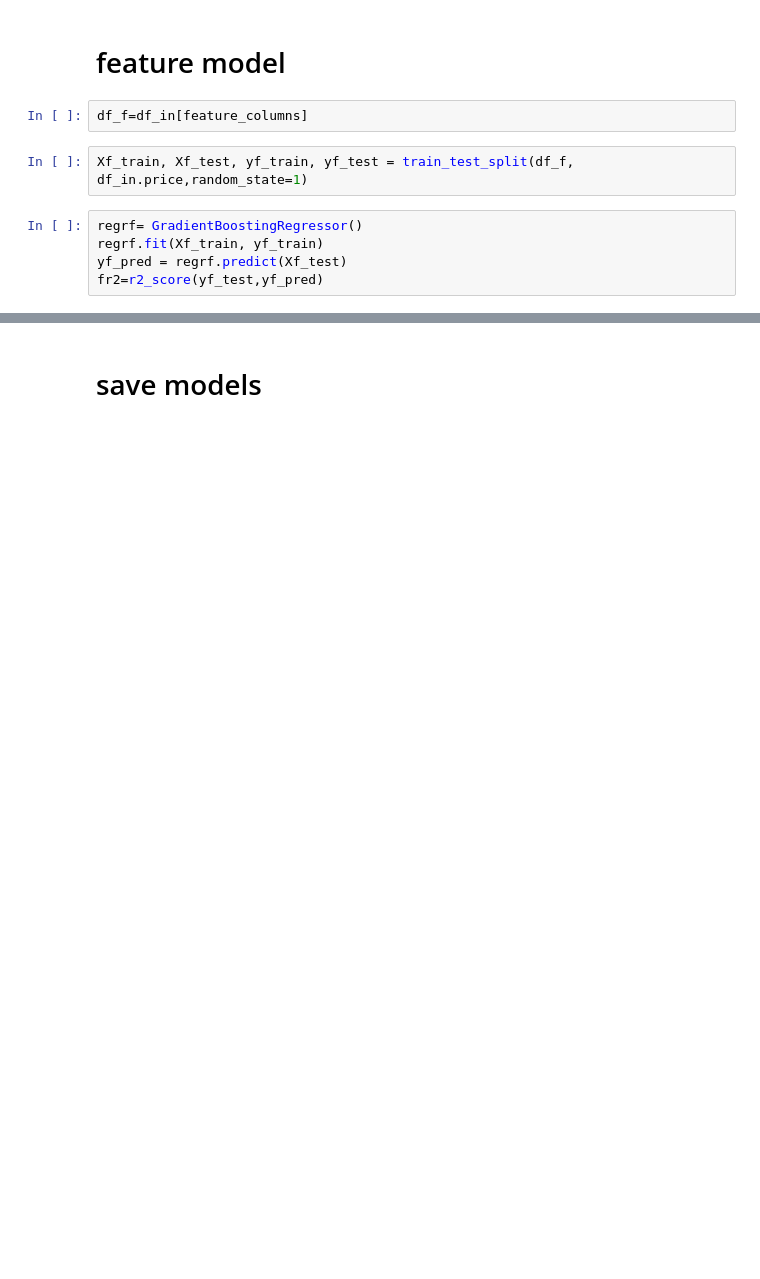
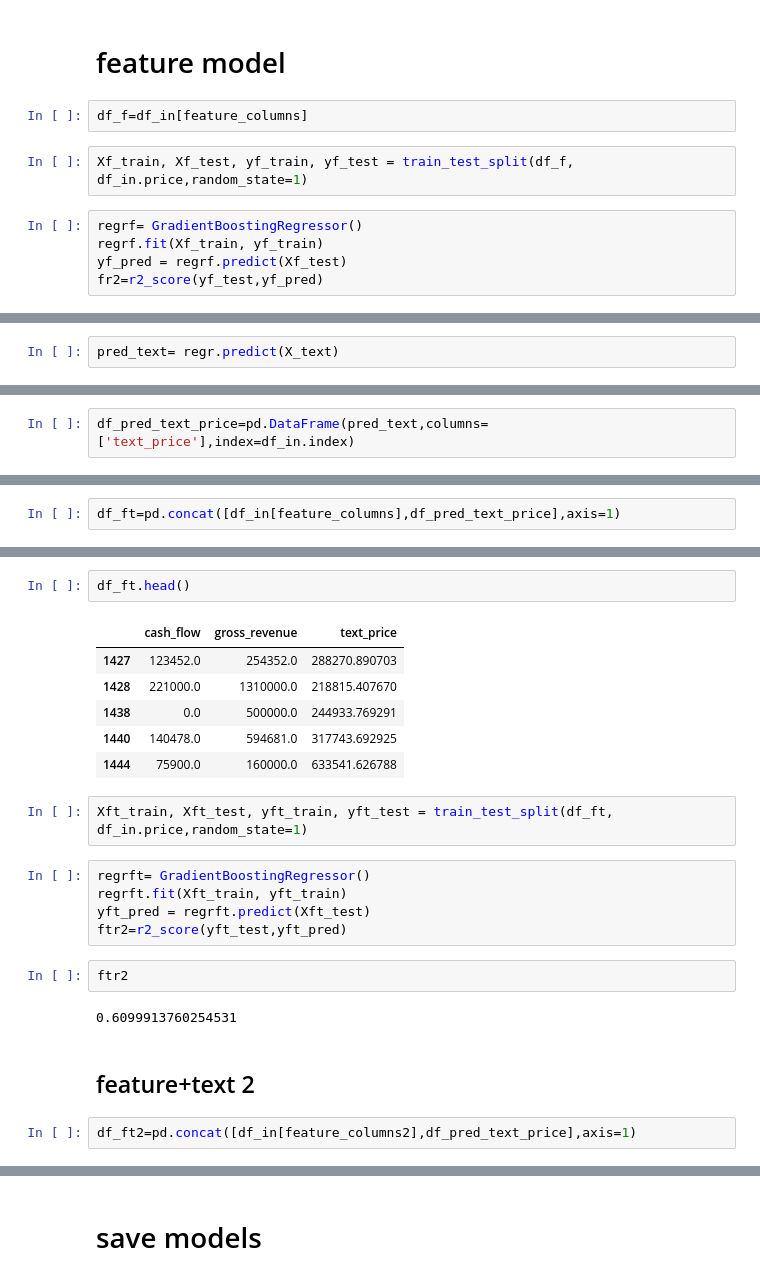
Before and after one commit to j-rig/ml-capstone, a Jupyter notebook: 20.5 8 Machine Learning (DL) 3.ipynb, the cells around one changed output, grey strips where cells are left out. Saved outputs shown, nothing was run; the diff lists cells and outputs as text; blank space fills up the shorter version.

```diff
--- a/20.5 8 Machine Learning (DL) 3.ipynb
+++ b/20.5 8 Machine Learning (DL) 3.ipynb
@@ -93,0 +114,2 @@ fr2
+# %%
+pred_text= regr.predict(X_text)
@@ -93,0 +120,2 @@ fr2
+# %%
+df_pred_text_price=pd.DataFrame(pred_text,columns=['text_price'],index=df_in.index)
@@ -93,0 +133,2 @@ fr2
+# %%
+df_ft=pd.concat([df_in[feature_columns],df_pred_text_price],axis=1)
@@ -93,0 +148,24 @@ fr2
+# %%
+df_ft.head()
+# %% [output]
+|  | cash_flow | gross_revenue | text_price |
+| 1427 | 123452.0 | 254352.0 | 288270.890703 |
+| 1428 | 221000.0 | 1310000.0 | 218815.407670 |
+| 1438 | 0.0 | 500000.0 | 244933.769291 |
+| 1440 | 140478.0 | 594681.0 | 317743.692925 |
+| 1444 | 75900.0 | 160000.0 | 633541.626788 |
+# %%
+Xft_train, Xft_test, yft_train, yft_test = train_test_split(df_ft, df_in.price,random_state=1)
+# %%
+regrft= GradientBoostingRegressor()
+regrft.fit(Xft_train, yft_train)
+yft_pred = regrft.predict(Xft_test)
+ftr2=r2_score(yft_test,yft_pred)
+# %%
+ftr2
+# %% [output]
+0.6099913760254531
+# %% [markdown]
+## feature+text 2
+# %%
+df_ft2=pd.concat([df_in[feature_columns2],df_pred_text_price],axis=1)
```
Also changed, not shown: parts of 38 cells of this notebook, 8 other files.
